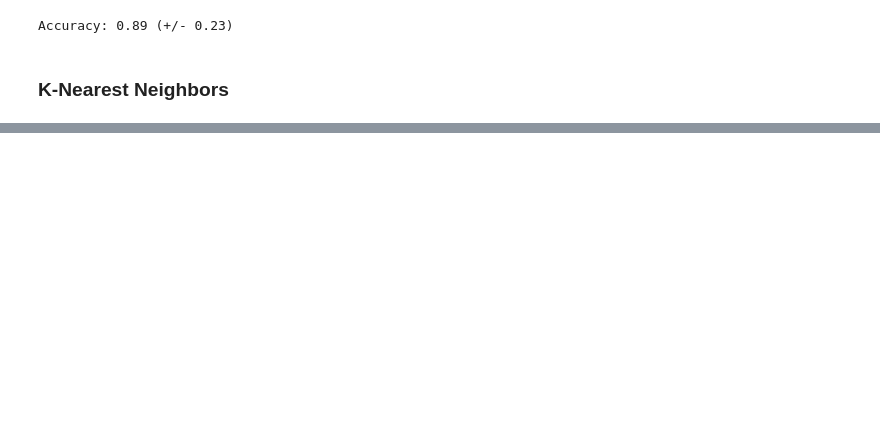
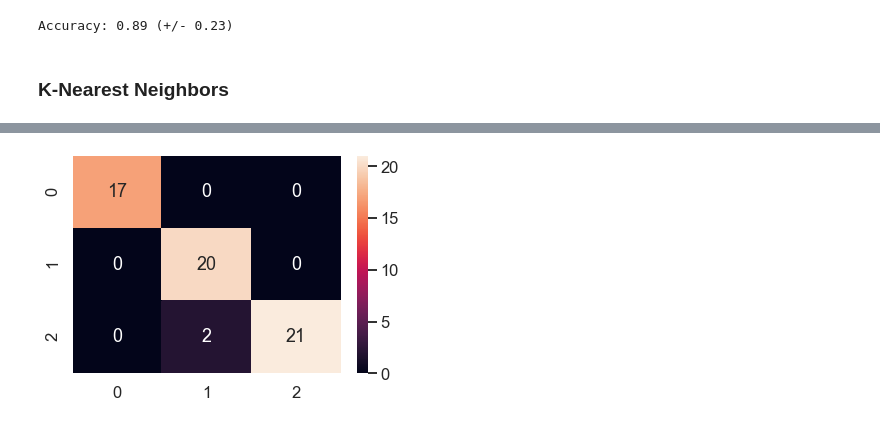
Before and after one commit to imdarshik/Datatrained, a Jupyter notebook: Machine Learning/Iris data classification.ipynb, the cells around one changed output, grey strips where cells are left out. Saved outputs shown, nothing was run; the diff lists cells and outputs as text; code cells hidden in the pictures; blank space fills up the shorter version.

```diff
--- a/Machine Learning/Iris data classification.ipynb
+++ b/Machine Learning/Iris data classification.ipynb
@@ -359,0 +388,2 @@ plt.show()
+# %%
+x_train, x_test, y_train, y_test = train_test_split(x_pc, data.target, test_size=0.4, random_state=33)
@@ -359,0 +398,5 @@ plt.show()
+# %%
+sns.heatmap(confusion_matrix(y_test,pred),annot=True,xticklabels=iris)
+plt.show()
+# %% [output]
+[figure, added]
```
Also changed, not shown: parts of 20 cells of this notebook.
